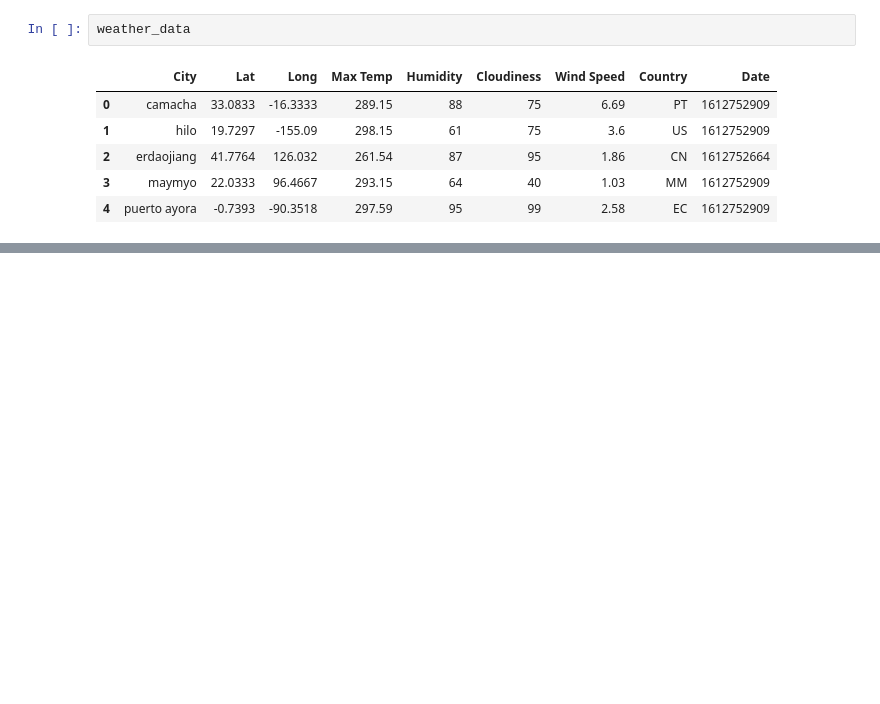
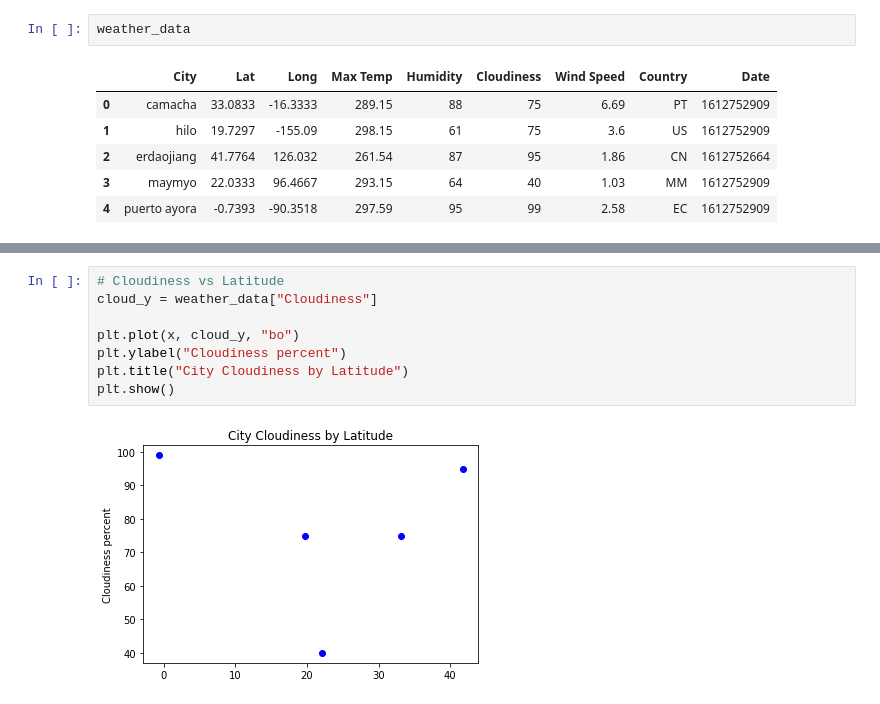
Before and after one commit to mel-c-lowe/Python-API-Challenge, a Jupyter notebook: WeatherPy/WeatherPy.ipynb, the cells around one changed output, grey strips where cells are left out. Drawn from its saved outputs; the diff is of its cells as text; blank space fills up the shorter version.

```diff
--- a/WeatherPy/WeatherPy.ipynb
+++ b/WeatherPy/WeatherPy.ipynb
@@ -155,0 +184,10 @@ weather_data.to_csv("Output Data\Working_data.csv", index=False)
+# %%
+# Cloudiness vs Latitude
+cloud_y = weather_data["Cloudiness"]
+
+plt.plot(x, cloud_y, "bo")
+plt.ylabel("Cloudiness percent")
+plt.title("City Cloudiness by Latitude")
+plt.show()
+# %% [output]
+[figure, added]
```
Also changed, not shown: parts of 7 cells of this notebook.
